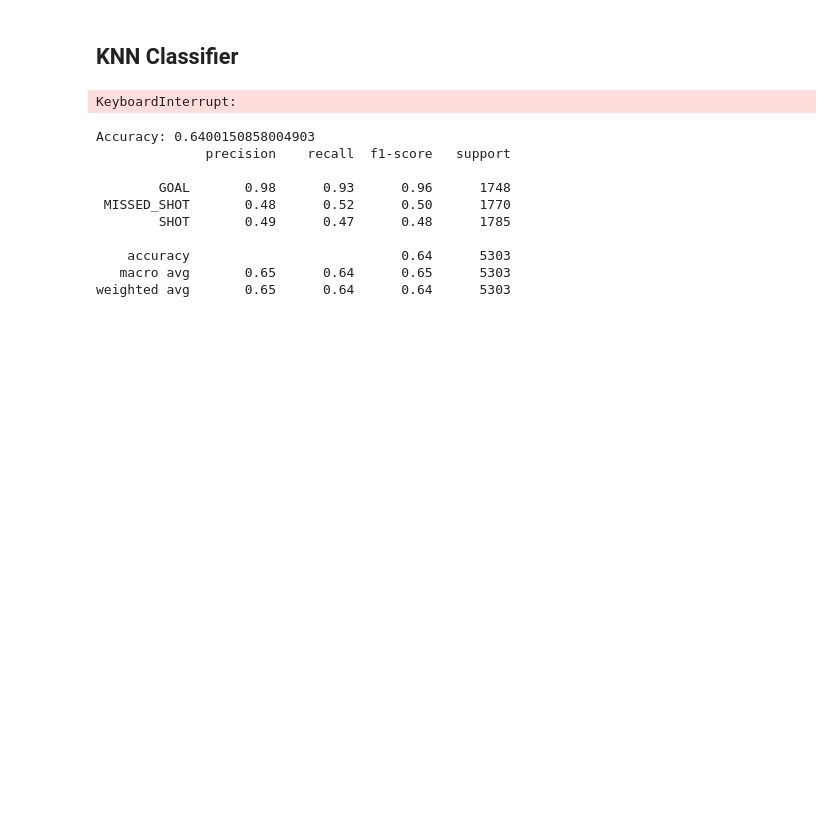
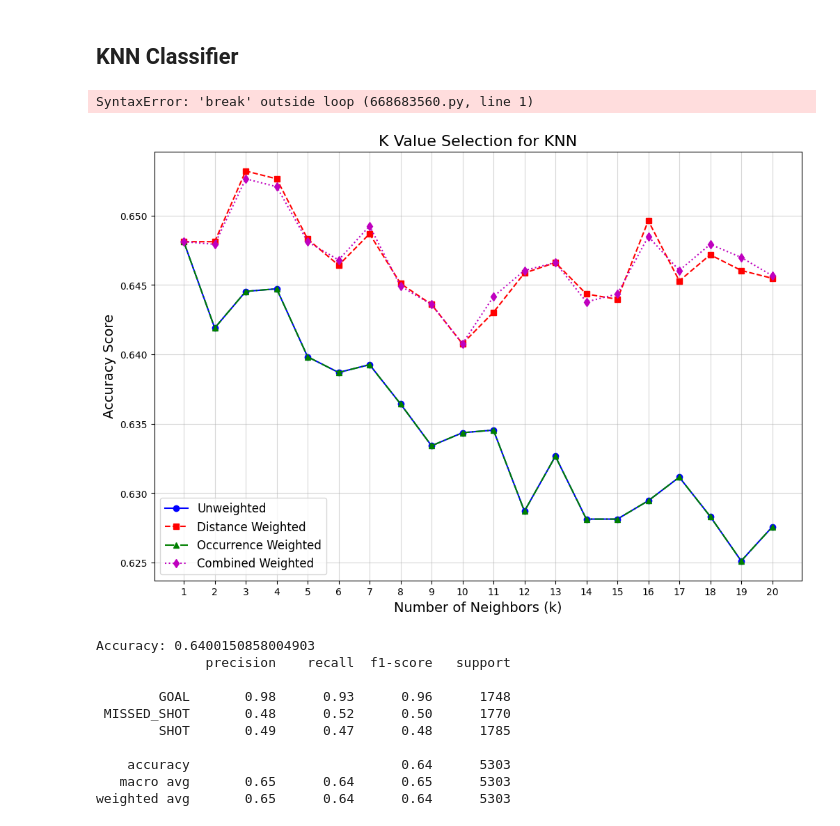
Before and after one commit to nursahhhh/AIN311CourseProject, a Jupyter notebook: AIN311_Project_.ipynb, the cells around one changed output. Saved outputs shown, nothing was run; the diff lists cells and outputs as text; code cells hidden in the pictures; blank space fills up the shorter version.

```diff
--- a/AIN311_Project_.ipynb
+++ b/AIN311_Project_.ipynb
@@ -519,3 +519,7 @@ from sklearn.metrics import confusion_matrix, accuracy_score,classification_repo
 # %% [markdown]
 ## KNN Classifier
+# %%
+break
+# %% [output]
+SyntaxError: 'break' outside loop (668683560.py, line 1)
 # %%
@@ -587,35 +576,35 @@ accuracy_scores_C = []
 accuracy_scores = []
 
 # Evaluate KNN for each k
 for k in k_values:
     knn = KNNClassifier(k)
     knn.fit(X_train, y_train)
 
     # Compute accuracy for each weighting method
     accuracy_scores_d.append(accuracy_score(y_test, knn.predict(X_test, 'distance')))
     accuracy_scores_o.append(accuracy_score(y_test, knn.predict(X_test, 'occurrence')))
     accuracy_scores_C.append(accuracy_score(y_test, knn.predict(X_test, 'combined')))
     accuracy_scores.append(accuracy_score(y_test, knn.predict(X_test)))
 
 # Plotting the results
 plt.figure(figsize=(12, 8))
 plt.plot(k_values, accuracy_scores, marker='o', linestyle='-', color='b', label='Unweighted')
 plt.plot(k_values, accuracy_scores_d, marker='s', linestyle='--', color='r', label='Distance Weighted')
 plt.plot(k_values, accuracy_scores_o, marker='^', linestyle='-.', color='g', label='Occurrence Weighted')
 plt.plot(k_values, accuracy_scores_C, marker='d', linestyle=':', color='m', label='Combined Weighted')
 
 # Adding titles and labels
-plt.title("K Value Selection for KNN", fontsize=16)s
+plt.title("K Value Selection for KNN", fontsize=16)
 plt.xlabel("Number of Neighbors (k)", fontsize=14)
 plt.ylabel("Accuracy Score", fontsize=14)
 plt.xticks(k_values)
 plt.legend(fontsize=12)
 plt.grid(alpha=0.5)
 
 # Display the plot
 plt.show()
 # %% [output]
-KeyboardInterrupt:
+[figure, added]
 # %%
 
 knn_model = KNNClassifier(k=5)
```
Also changed, not shown: parts of 5 cells of this notebook, 1 other file.
